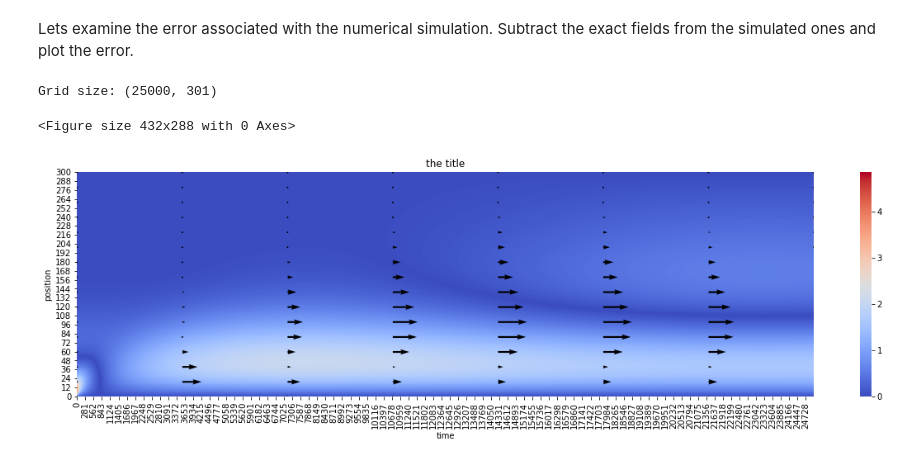
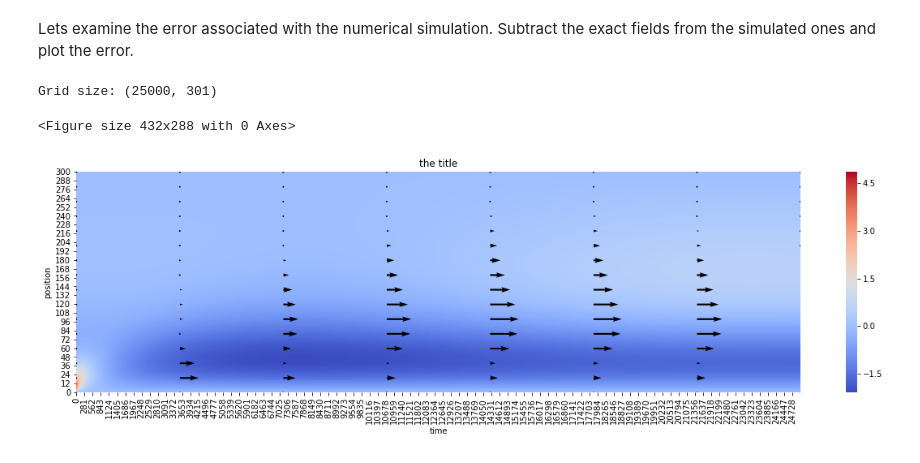
Before and after one commit to AndrewLoeppky/ATSC409, a Jupyter notebook: anabatic_flow_main.ipynb, the cells around one changed output. Drawn from its saved outputs; the diff is of its cells as text; code cells hidden in the pictures.

```diff
--- a/anabatic_flow_main.ipynb
+++ b/anabatic_flow_main.ipynb
@@ -77,10 +66,10 @@ Grid size: (25000, 301)
 Lets examine the error associated with the numerical simulation. Subtract the exact fields from the simulated ones and plot the error.
 # %%
 u_err = np.abs(u_prandtl - u_ss_num)
-theta_err = np.abs(theta_prandtl - theta_ss_num)
+theta_err = theta_prandtl - theta_ss_num
 
 prandtl_exact.make_plot(u_err, theta_err)
 # %% [output]
 Grid size: (25000, 301)
 <Figure size 432x288 with 0 Axes>
-[figure, old version]
+[figure, new version]
```
Also changed, not shown: parts of 10 cells of this notebook, 1 other file.
